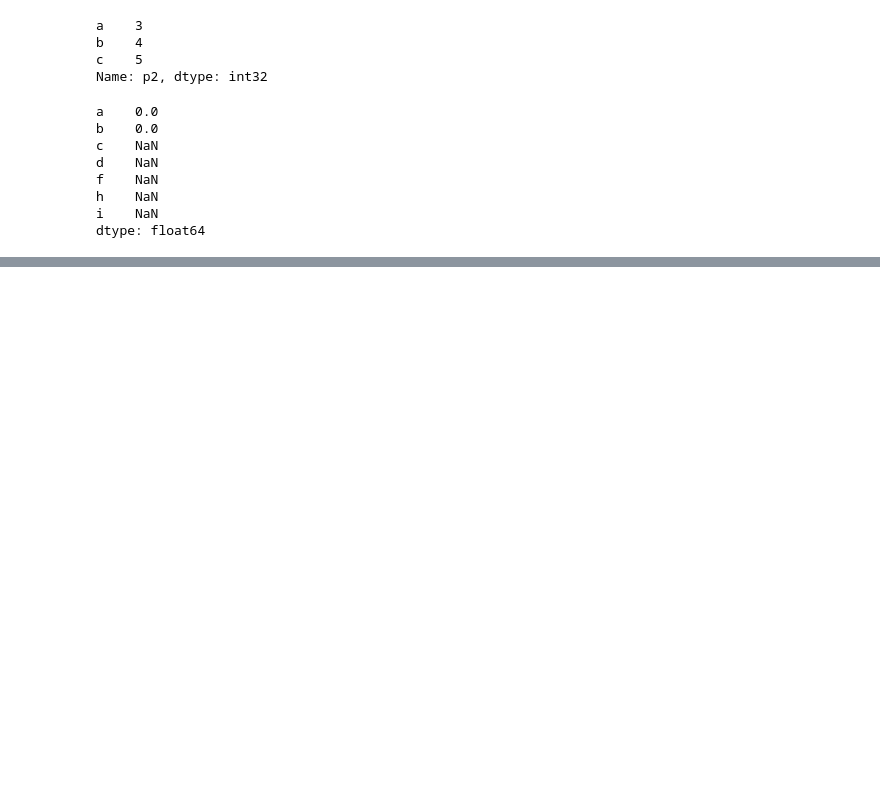
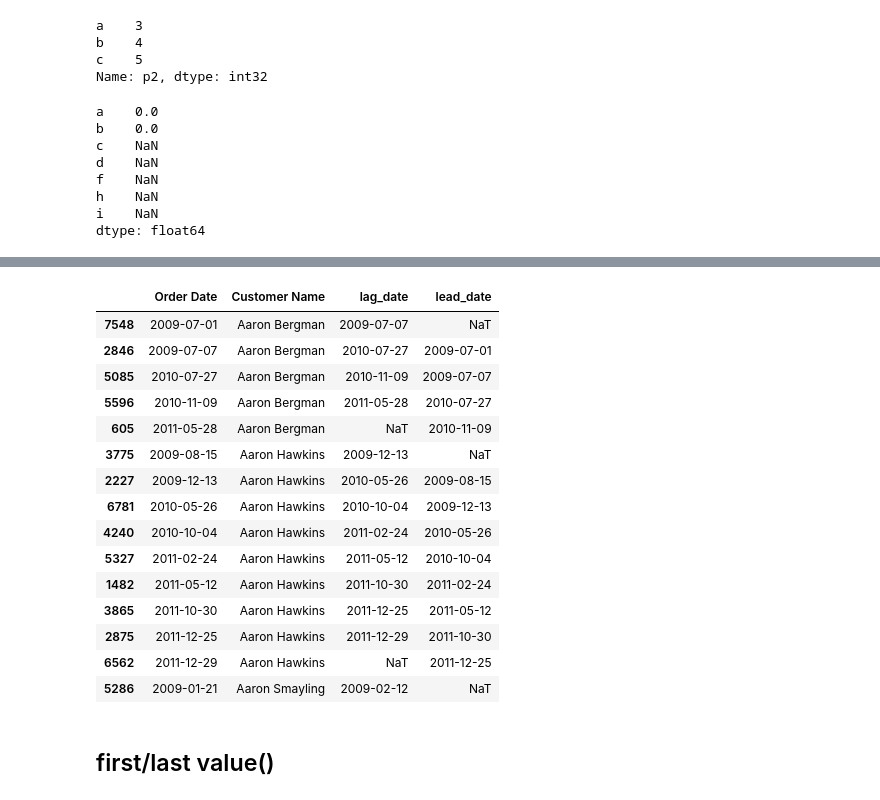
Before and after one commit to vivekgupta0657/learning-python, a Jupyter notebook: revamp.ipynb, the cells around one changed output, grey strips where cells are left out. Drawn from its saved outputs; the diff is of its cells as text; code cells hidden in the pictures; blank space fills up the shorter version.

```diff
--- a/revamp.ipynb
+++ b/revamp.ipynb
@@ -1425,0 +1606,4 @@ dtype: float64
+# %%
+import pandas as pd
+order = pd.read_excel('Sample - Superstore Sales.xls',0)
+order.head()
@@ -1425,0 +1634,5 @@ dtype: float64
+# %%
+unique_customer_order=order.loc[:,['Order Date','Customer Name']].drop_duplicates()
+
+unique_customer_order= unique_customer_order.sort_values(['Customer Name','Order Date'])
+unique_customer_order.head(10)
@@ -1425,0 +1655,3 @@ dtype: float64
+# %%
+unique_customer_order['lag_date']=unique_customer_order.groupby(['Customer Name'])['Order Date'].shift(-1)
+unique_customer_order['lead_date']=unique_customer_order.groupby(['Customer Name'])['Order Date'].shift(+1)
@@ -1425,0 +1667,21 @@ dtype: float64
+# %%
+unique_customer_order.sort_values(['Customer Name','Order Date'],ascending=True).head(15)
+# %% [output]
+|  | Order Date | Customer Name | lag_date | lead_date |
+| 7548 | 2009-07-01 | Aaron Bergman | 2009-07-07 | NaT |
+| 2846 | 2009-07-07 | Aaron Bergman | 2010-07-27 | 2009-07-01 |
+| 5085 | 2010-07-27 | Aaron Bergman | 2010-11-09 | 2009-07-07 |
+| 5596 | 2010-11-09 | Aaron Bergman | 2011-05-28 | 2010-07-27 |
+| 605 | 2011-05-28 | Aaron Bergman | NaT | 2010-11-09 |
+| 3775 | 2009-08-15 | Aaron Hawkins | 2009-12-13 | NaT |
+| 2227 | 2009-12-13 | Aaron Hawkins | 2010-05-26 | 2009-08-15 |
+| 6781 | 2010-05-26 | Aaron Hawkins | 2010-10-04 | 2009-12-13 |
+| 4240 | 2010-10-04 | Aaron Hawkins | 2011-02-24 | 2010-05-26 |
+| 5327 | 2011-02-24 | Aaron Hawkins | 2011-05-12 | 2010-10-04 |
+| 1482 | 2011-05-12 | Aaron Hawkins | 2011-10-30 | 2011-02-24 |
+| 3865 | 2011-10-30 | Aaron Hawkins | 2011-12-25 | 2011-05-12 |
+| 2875 | 2011-12-25 | Aaron Hawkins | 2011-12-29 | 2011-10-30 |
+| 6562 | 2011-12-29 | Aaron Hawkins | NaT | 2011-12-25 |
+| 5286 | 2009-01-21 | Aaron Smayling | 2009-02-12 | NaT |
+# %% [markdown]
+## first/last value()
```
Also changed, not shown: parts of 35 cells of this notebook.
